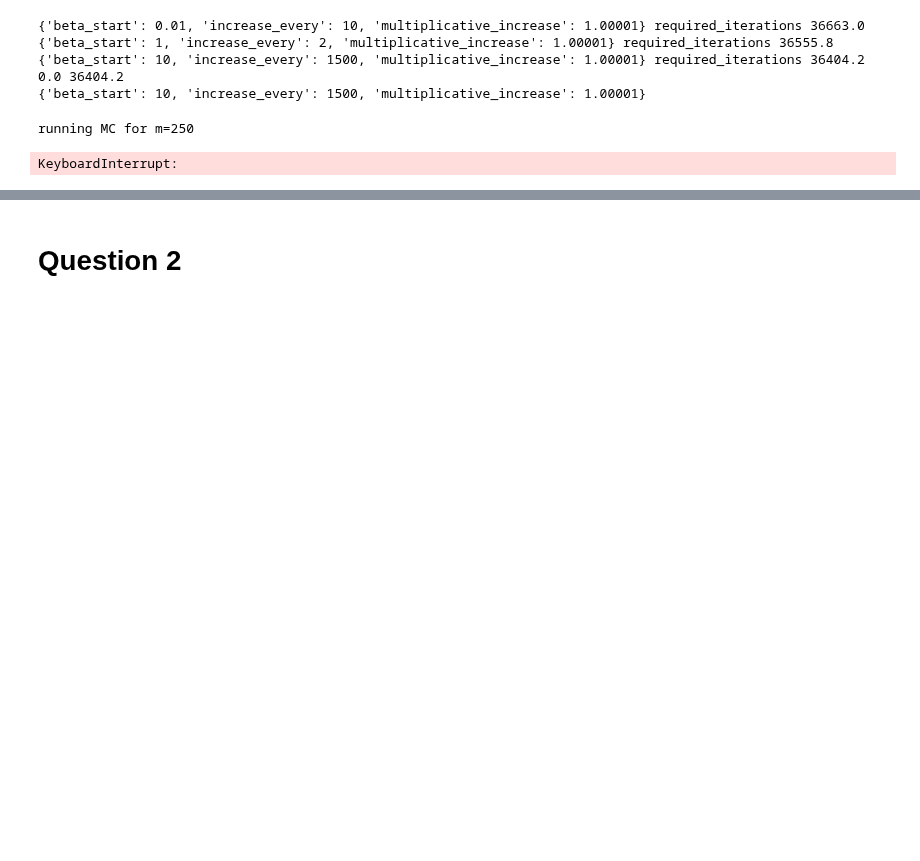
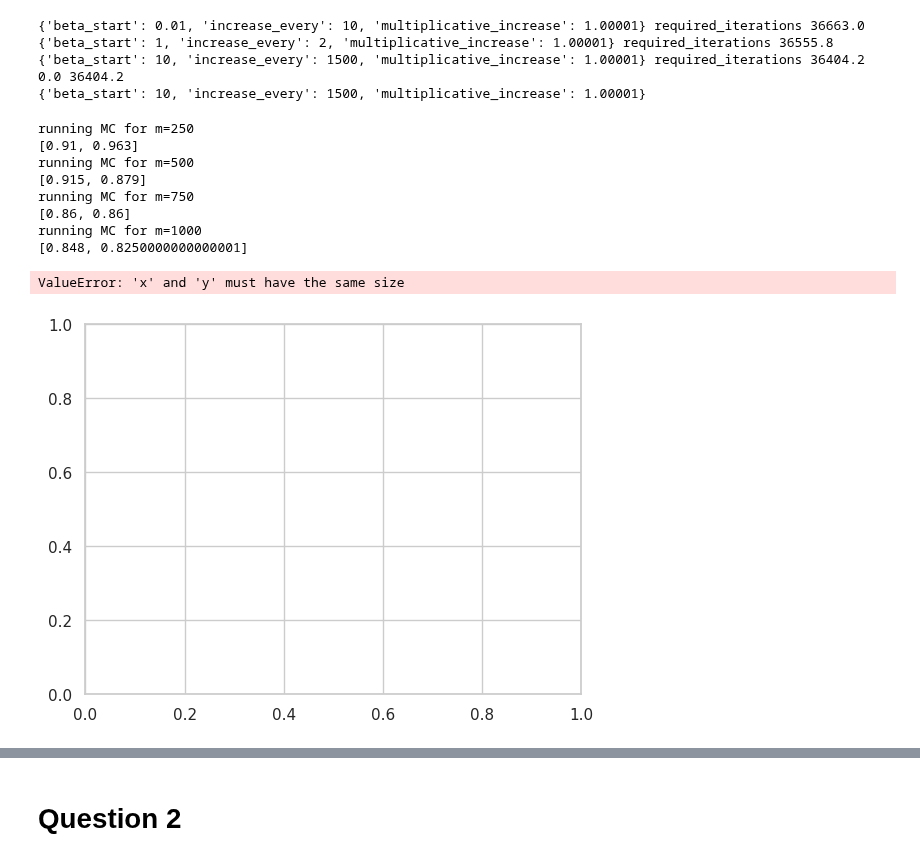
Before and after one commit to michelelupini/MC-project, a Jupyter notebook: new_main.ipynb, the cells around one changed output, grey strips where cells are left out. Saved outputs shown, nothing was run; the diff lists cells and outputs as text; code cells hidden in the pictures; blank space fills up the shorter version.

```diff
--- a/new_main.ipynb
+++ b/new_main.ipynb
@@ -102,26 +105,40 @@ print(best_params_and_scores)
 {'beta_start': 5, 'increase_every': 1000, 'multiplicative_increase': 1.0001}
 # %%
 losses_with_different_m = []
-m_values = np.arange(250 , 2250, 250)
+m_values = np.arange(250 , 1200, 250)
 
 for m_value in  m_values:
     # for the different values of m only save the last loss (after doing all the iterations)
     print(f'running MC for m={m_value}')
     beta =  10
     increase_every = 1500
     multiplicative_increase =  1.00001
-    mse, n_iterations = run_multiple_experiments(1, beta, m_value, d, s, fixed_ones=False, sign=False, iterations = iterations, change_beta_every= increase_every, update_beta=lambda x : x * multiplicative_increase)
-    print(n_iterations)
+    mse, n_iterations = run_multiple_experiments(2, beta, m_value, d, s, fixed_ones=False, sign=False, iterations = 1000
+                                                 , change_beta_every= increase_every, update_beta=lambda x : x * multiplicative_increase)
+
+    print(mse)
     losses_with_different_m.append(mse)
 
+# Plot confidence intervals as error bars
+plt.errorbar(m_values, np.array(losses_with_different_m).mean(axis = 1),
+             yerr= np.array(losses_with_different_m).std(axis = 1), fmt='o', label='Confidence Intervals')
 
-plt.plot(m_values, losses_with_different_m) # always changes
+
+plt.plot(m_values, np.array(losses_with_different_m).mean(axis = 1)) # always changes
 plt.ylabel('MSE')
 plt.xlabel('Number of samples over dimensions (m)')
 plt.title('MSE with different number of samples m')
 plt.tight_layout()
 
 plt.savefig('img/q1_ex6_minimum_m_to_recover.jpg')
 # %% [output]
 running MC for m=250
+[0.91, 0.963]
+running MC for m=500
+[0.915, 0.879]
+running MC for m=750
+[0.86, 0.86]
+running MC for m=1000
+[0.848, 0.8250000000000001]
-KeyboardInterrupt:
+ValueError: 'x' and 'y' must have the same size
+[figure, added]
```
Also changed, not shown: parts of 9 cells of this notebook, 3 other files.
